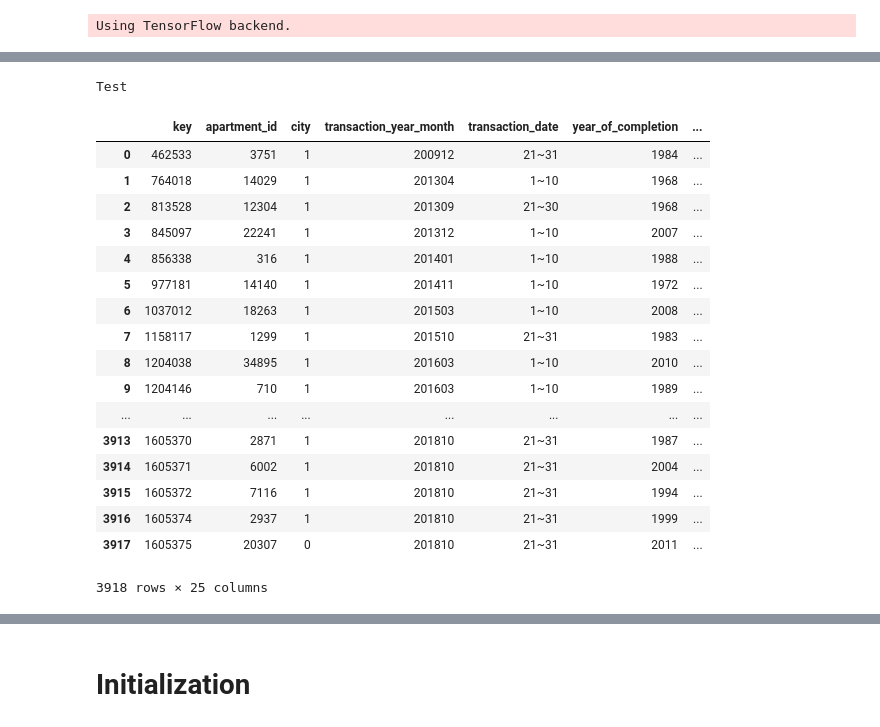
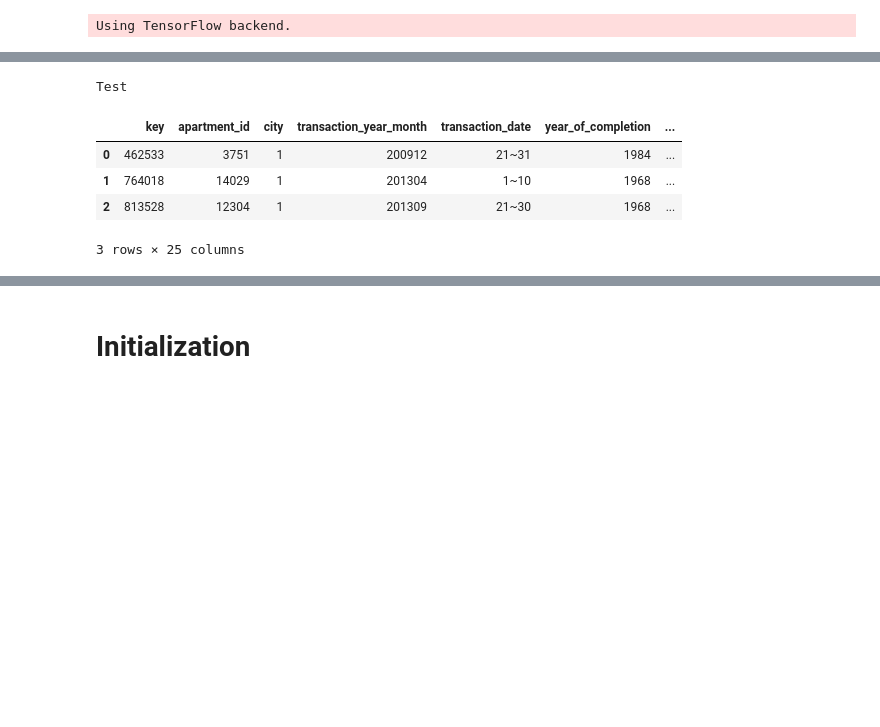
Before and after one commit to gilgarad/MachineLearning, a Jupyter notebook: jupyter_notebooks/직방 테스트 - model5 - k fold, subway, school feature added.ipynb, the cells around one changed output, grey strips where cells are left out. Drawn from its saved outputs; the diff is of its cells as text; code cells hidden in the pictures; blank space fills up the shorter version.

```diff
--- a/jupyter_notebooks/직방 테스트 - model5 - k fold, subway, school feature added.ipynb
+++ b/jupyter_notebooks/직방 테스트 - model5 - k fold, subway, school feature added.ipynb
@@ -15,3 +28,5 @@ rpath = '/data1/collected_outside/zigbang'
+# %%
+rpath = '/content/gdrive/My Drive/zigbang'
 # %%
 print('Schools')
 school_data = pd.read_csv(join(rpath, 'Schools.csv'))
@@ -87,24 +61,11 @@ Train
 # %%
 print('Test')
 test_data = pd.read_csv(join(rpath, 'test.csv'))
-test_data
+test_data[:3]
 # %% [output]
 Test
 |  | key | apartment_id | city | transaction_year_month | transaction_date | year_of_completion | ... |
 | 0 | 462533 | 3751 | 1 | 200912 | 21~31 | 1984 | ... |
 | 1 | 764018 | 14029 | 1 | 201304 | 1~10 | 1968 | ... |
 | 2 | 813528 | 12304 | 1 | 201309 | 21~30 | 1968 | ... |
-| 3 | 845097 | 22241 | 1 | 201312 | 1~10 | 2007 | ... |
-| 4 | 856338 | 316 | 1 | 201401 | 1~10 | 1988 | ... |
-| 5 | 977181 | 14140 | 1 | 201411 | 1~10 | 1972 | ... |
-| 6 | 1037012 | 18263 | 1 | 201503 | 1~10 | 2008 | ... |
-| 7 | 1158117 | 1299 | 1 | 201510 | 21~31 | 1983 | ... |
-| 8 | 1204038 | 34895 | 1 | 201603 | 1~10 | 2010 | ... |
-| 9 | 1204146 | 710 | 1 | 201603 | 1~10 | 1989 | ... |
-| ... | ... | ... | ... | ... | ... | ... | ... |
-| 3913 | 1605370 | 2871 | 1 | 201810 | 21~31 | 1987 | ... |
-| 3914 | 1605371 | 6002 | 1 | 201810 | 21~31 | 2004 | ... |
-| 3915 | 1605372 | 7116 | 1 | 201810 | 21~31 | 1994 | ... |
-| 3916 | 1605374 | 2937 | 1 | 201810 | 21~31 | 1999 | ... |
-| 3917 | 1605375 | 20307 | 0 | 201810 | 21~31 | 2011 | ... |
-3918 rows × 25 columns
+3 rows × 25 columns
```
Also changed, not shown: parts of 12 cells of this notebook.
